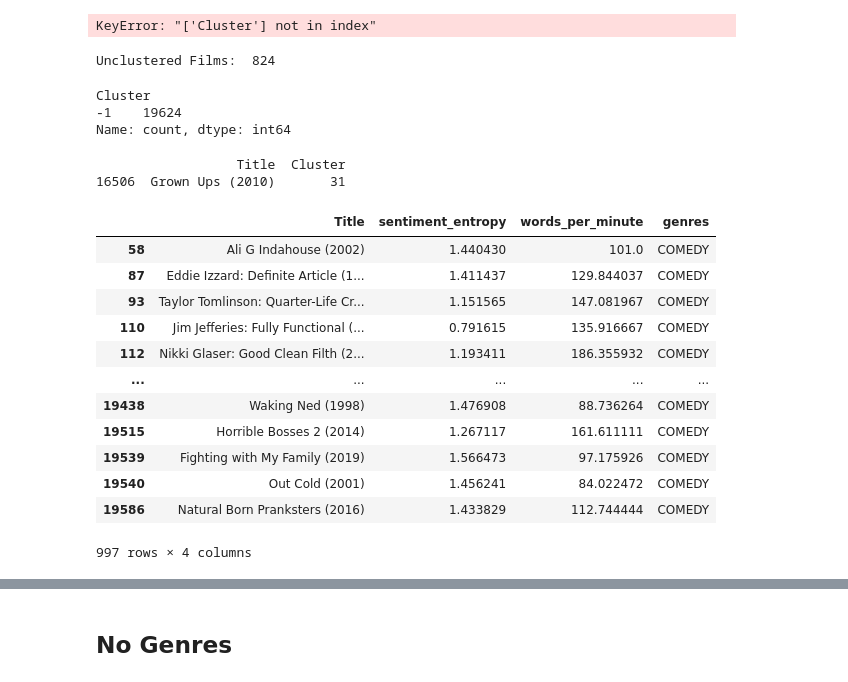
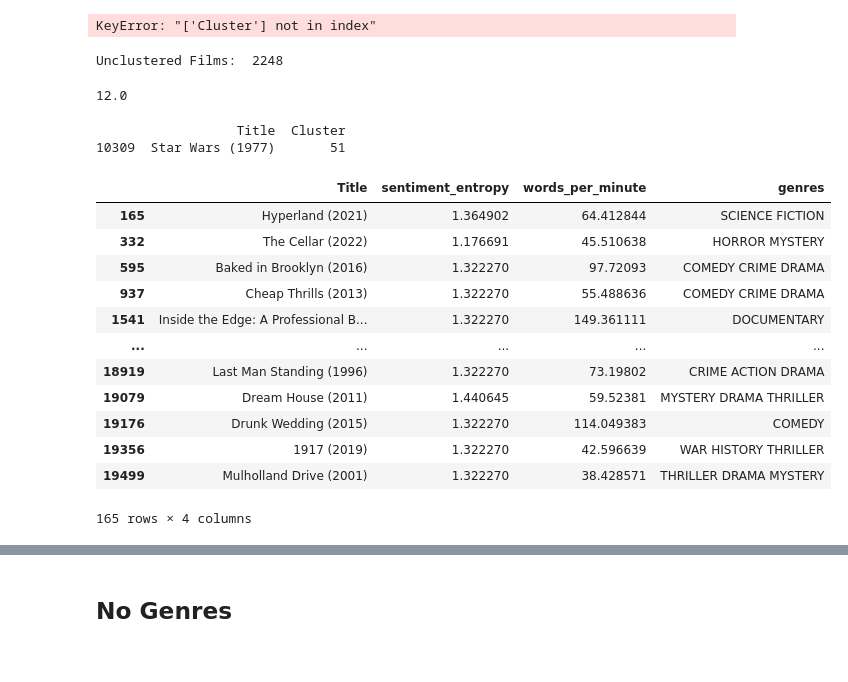
Before and after one commit to oliverramsaygray/film_wizard, a Jupyter notebook: notebooks/FInal Processing And Model.ipynb, the cells around one changed output, grey strips where cells are left out. Drawn from its saved outputs; the diff is of its cells as text; code cells hidden in the pictures.

```diff
--- a/notebooks/FInal Processing And Model.ipynb
+++ b/notebooks/FInal Processing And Model.ipynb
@@ -144,10 +140,14 @@ df
 19624 rows × 29 columns
 # %%
-df[['fear', 'sadness', 'joy', 'neutral', 'anger', 'surprise', 'disgust']] = df[['fear', 'sadness', 'joy', 'neutral', 'anger', 'surprise', 'disgust']].fillna(0)
-df[['sentiment_entropy', 'sentiment_std']] = df[['sentiment_entropy', 'sentiment_std']].fillna(df[['sentiment_entropy', 'sentiment_std']].mean())
-df = df.dropna()
-df = df.drop_duplicates(subset=['lower_title'])
-df.isnull().sum()
-df
+cols = ['fear', 'sadness', 'joy', 'neutral', 'anger', 'surprise', 'disgust']
+df_merged.loc[:, cols] = df_merged[cols].fillna(0)
+df_merged.loc[df_merged['fre'] < 0, 'fre'] = 0
+df_merged.loc[df_merged['fkgl'] <= 0, 'fkgl'] = 0.0001
+df_merged[['sentiment_entropy', 'sentiment_std']] = df[['sentiment_entropy', 'sentiment_std']].fillna(df[['sentiment_entropy', 'sentiment_std']].mean())
+df_merged = df_merged.dropna()
+df_merged = df_merged.drop_duplicates(subset=['lower_title'])
+df_merged.isnull().sum()
+#df_merged= df_merged.set_index('tmdbId', drop = True)
+df_merged
 # %% [output]
 |  | lower_title | Title | URL | Script | Clean_Script | joy | neutral | sadness | surprise | anger | ... |
@@ -234,23 +234,24 @@ vectorized_texts.head()
 KeyError: 'overview'
 # %%
 from sklearn.feature_extraction.text import TfidfVectorizer
+df1 = df_merged
 def preprocess_genres(genres):
     # Tokenize the genres (in this case, it's a simple space-separated string)
     genres = genres.lower()  # Convert to lowercase
     genres = genres.translate(str.maketrans('', '', string.punctuation))  # Remove punctuation
     return ' '.join(word_tokenize(genres))  # Tokenize and rejoin into a string
 
-df['clean_genres'] = df['genres'].apply(preprocess_genres)
+df1['clean_genres'] = df1['genres'].apply(preprocess_genres)
 
 # Create a TF-IDF Vectorizer
 vectorizer = TfidfVectorizer()
 
 # Apply the vectorizer to the cleaned genres column
-tfidf_matrix = vectorizer.fit_transform(df['clean_genres'])
+tfidf_matrix = vectorizer.fit_transform(df_origin['clean_genres'])
 
 # Convert the TF-IDF matrix to a DataFrame for easier inspection
-tfidf_df = pd.DataFrame(tfidf_matrix.toarray(), columns=vectorizer.get_feature_names_out()+'_genre', index = df.index)
+tfidf_df = pd.DataFrame(tfidf_matrix.toarray(), columns=vectorizer.get_feature_names_out()+'_genre', index = df_origin.index)
 
 # Display the resulting DataFrame of genre embeddings
-df_combined = pd.concat([df, vectorized_texts, tfidf_df], axis=1)
-df_genre_only = pd.concat([df, tfidf_df], axis=1)
+df_combined = pd.concat([df1, vectorized_texts, tfidf_df], axis=1)
+df_genre_only = pd.concat([df1, tfidf_df], axis=1)
@@ -289,7 +304,7 @@ plt.show()
 # %%
 kmeans = KMeans(n_clusters=200, random_state=42)
-df_genre_only['Cluster'] = kmeans.fit_predict(features_scaled)
+df['Cluster'] = kmeans.fit_predict(features_scaled)
 
 # Show sample clustered data
-df_genre_only[['Title', 'sadness', 'joy', 'Cluster', 'comedy_genre']].head()
+df[['Title', 'sadness', 'joy', 'Cluster', 'genres']].head()
 # %% [output]
@@ -319,50 +344,48 @@ KeyError: "['Cluster'] not in index"
 from sklearn.cluster import DBSCAN
 
 df = df_genre_only
-features = df.drop(columns=df.select_dtypes(include='object'))
-features = features.drop(columns=['runtime'])
+features = df.drop(columns=['tmdbId', 'runtime']).drop(columns=df.select_dtypes(include='object'))
 
-# Standardize the features
+
+#Standardize the features
 scaler = MinMaxScaler()
 features_scaled = scaler.fit_transform(features)
 features_scaled_df = pd.DataFrame(features_scaled)
 
 # Apply DBSCAN
-dbscan = DBSCAN(eps=0.5, min_samples=5)  # Adjust eps and min_samples as needed
+dbscan = DBSCAN(eps=0.35, min_samples=5)  # Adjust eps and min_samples as needed
 df['Cluster'] = dbscan.fit_predict(features_scaled)
 #features_scaled_df.describe().apply(lambda x: round(x,2))
 print('Unclustered Films: ',len(df[df.Cluster == -1]))
 # %% [output]
-Unclustered Films:  824
+Unclustered Films:  2248
 # %%
-df['Cluster'].value_counts()
+df['Cluster'].value_counts().median()
 # %% [output]
-Cluster
--1    19624
-Name: count, dtype: int64
+12.0
 # %%
-film_string = 'Grown Ups (2010)' # Title (Year)
-#film_string = 'Star Wars (1977)' # Title (Year)
-
+#film_string = 'Grown Ups (2010)' # Title (Year)
+film_string = 'Star Wars (1977)' # Title (Year)
+#film_string = 'Django Unchained (2012)' # Title (Year)
 
 overview = df[df['Title']==film_string][['Title','Cluster']]
 print(overview)
 cluster = int(overview['Cluster'])
 df[df['Cluster']==cluster][['Title','sentiment_entropy','words_per_minute', 'genres']]
 # %% [output]
                   Title  Cluster
-16506  Grown Ups (2010)       31
+10309  Star Wars (1977)       51
 |  | Title | sentiment_entropy | words_per_minute | genres |
-| 58 | Ali G Indahouse (2002) | 1.440430 | 101.0 | COMEDY |
-| 87 | Eddie Izzard: Definite Article (1... | 1.411437 | 129.844037 | COMEDY |
-| 93 | Taylor Tomlinson: Quarter-Life Cr... | 1.151565 | 147.081967 | COMEDY |
-| 110 | Jim Jefferies: Fully Functional (... | 0.791615 | 135.916667 | COMEDY |
-| 112 | Nikki Glaser: Good Clean Filth (2... | 1.193411 | 186.355932 | COMEDY |
+| 165 | Hyperland (2021) | 1.364902 | 64.412844 | SCIENCE FICTION |
+| 332 | The Cellar (2022) | 1.176691 | 45.510638 | HORROR MYSTERY |
+| 595 | Baked in Brooklyn (2016) | 1.322270 | 97.72093 | COMEDY CRIME DRAMA |
+| 937 | Cheap Thrills (2013) | 1.322270 | 55.488636 | COMEDY CRIME DRAMA |
+| 1541 | Inside the Edge: A Professional B... | 1.322270 | 149.361111 | DOCUMENTARY |
 | ... | ... | ... | ... | ... |
-| 19438 | Waking Ned (1998) | 1.476908 | 88.736264 | COMEDY |
-| 19515 | Horrible Bosses 2 (2014) | 1.267117 | 161.611111 | COMEDY |
-| 19539 | Fighting with My Family (2019) | 1.566473 | 97.175926 | COMEDY |
-| 19540 | Out Cold (2001) | 1.456241 | 84.022472 | COMEDY |
-| 19586 | Natural Born Pranksters (2016) | 1.433829 | 112.744444 | COMEDY |
+| 18919 | Last Man Standing (1996) | 1.322270 | 73.19802 | CRIME ACTION DRAMA |
+| 19079 | Dream House (2011) | 1.440645 | 59.52381 | MYSTERY DRAMA THRILLER |
+| 19176 | Drunk Wedding (2015) | 1.322270 | 114.049383 | COMEDY |
+| 19356 | 1917 (2019) | 1.322270 | 42.596639 | WAR HISTORY THRILLER |
+| 19499 | Mulholland Drive (2001) | 1.322270 | 38.428571 | THRILLER DRAMA MYSTERY |
-997 rows × 4 columns
+165 rows × 4 columns
 # %%
```
Also changed, not shown: parts of 16 cells of this notebook, 3 other files.
